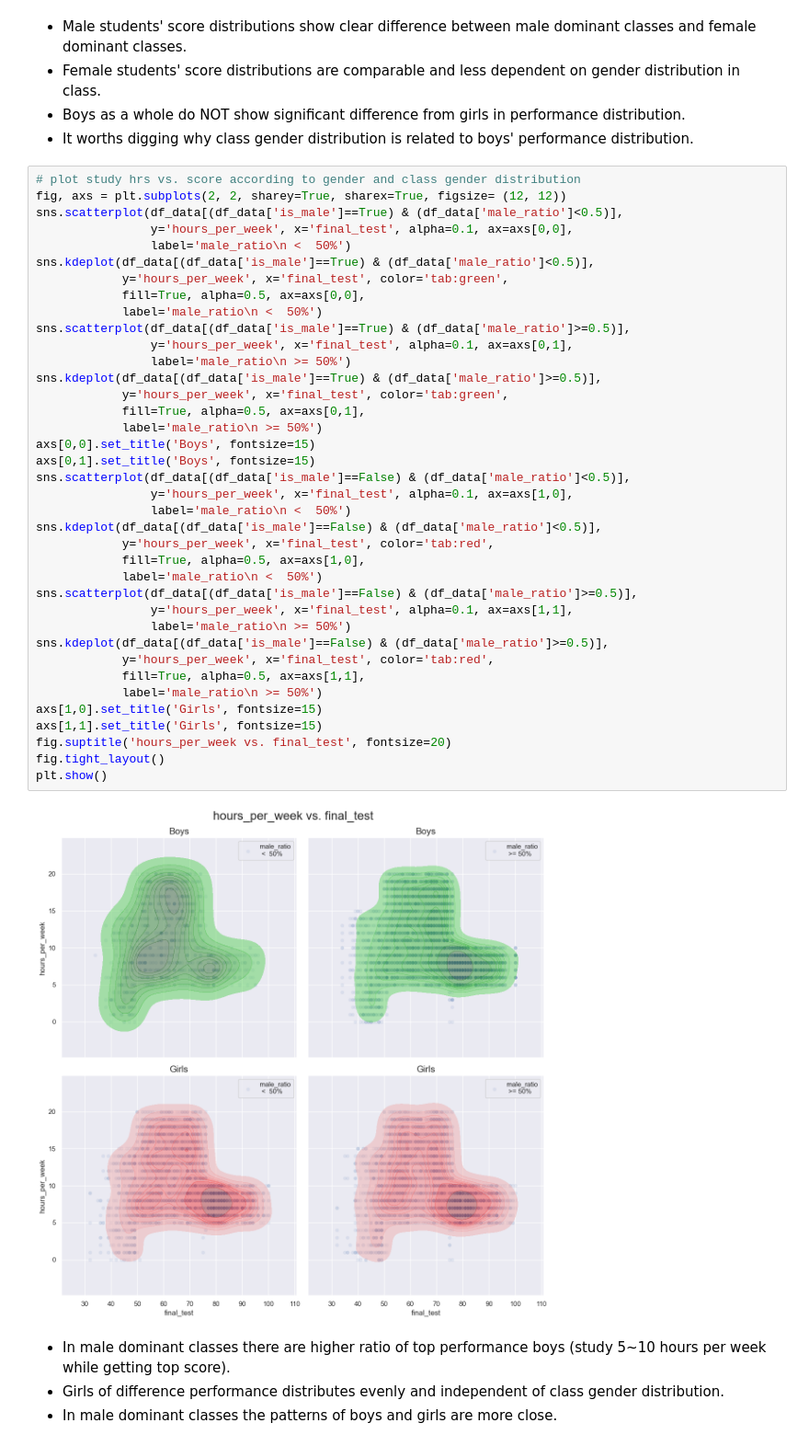
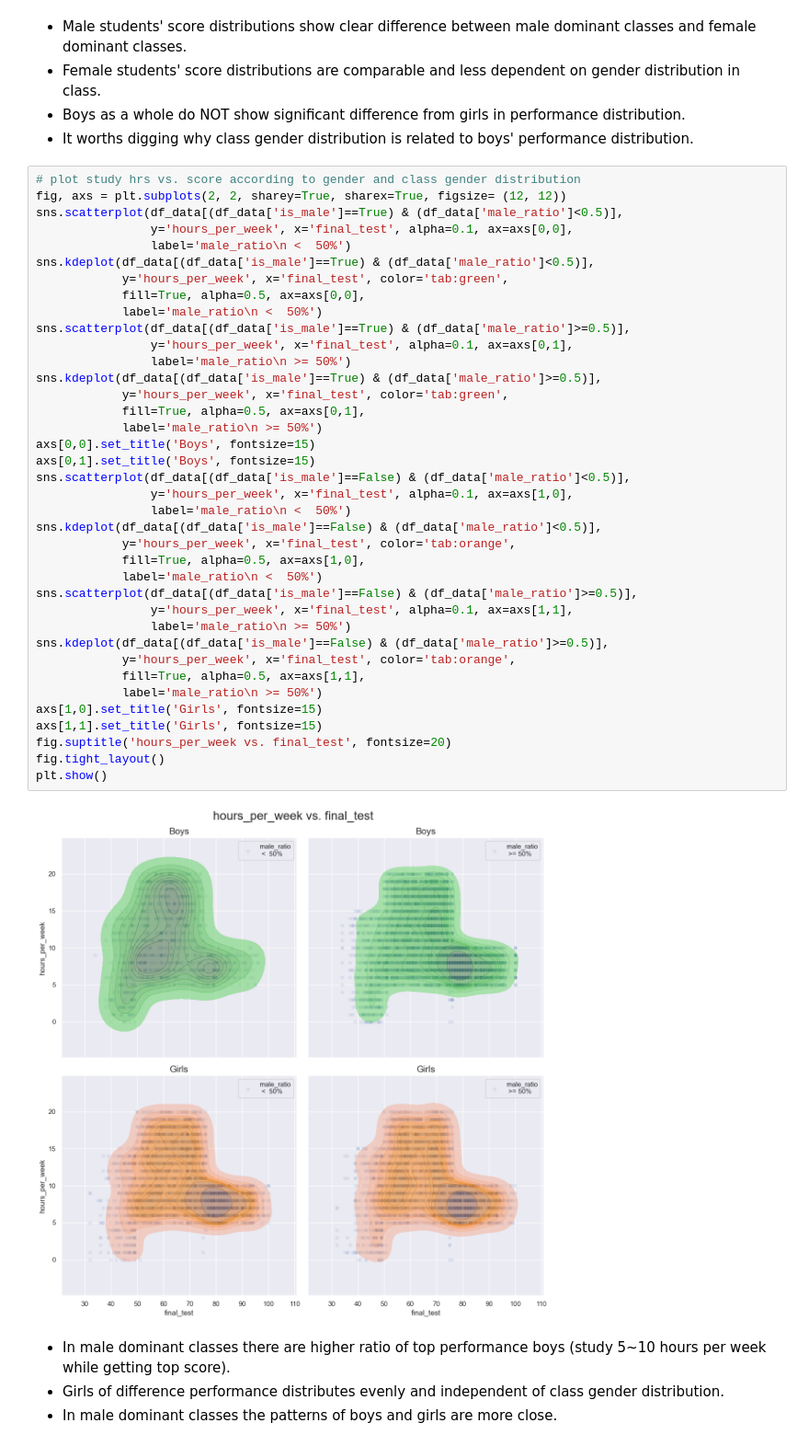
Before and after one commit to ustcer1984/Data-analytics-projects, a Jupyter notebook: p004 student score prediction/eda.ipynb, the cells around one changed output. Shown at 92% size. Cells and saved outputs as stored; diff of their text form.

```diff
--- a/p004 student score prediction/eda.ipynb
+++ b/p004 student score prediction/eda.ipynb
@@ -888,36 +888,36 @@ sns.kdeplot(df_data[(df_data['is_male']==True) & (df_data['male_ratio']<0.5)],
             y='hours_per_week', x='final_test', color='tab:green',
             fill=True, alpha=0.5, ax=axs[0,0],
             label='male_ratio\n <  50%')
 sns.scatterplot(df_data[(df_data['is_male']==True) & (df_data['male_ratio']>=0.5)],
                 y='hours_per_week', x='final_test', alpha=0.1, ax=axs[0,1],
                 label='male_ratio\n >= 50%')
 sns.kdeplot(df_data[(df_data['is_male']==True) & (df_data['male_ratio']>=0.5)],
             y='hours_per_week', x='final_test', color='tab:green',
             fill=True, alpha=0.5, ax=axs[0,1],
             label='male_ratio\n >= 50%')
 axs[0,0].set_title('Boys', fontsize=15)
 axs[0,1].set_title('Boys', fontsize=15)
 sns.scatterplot(df_data[(df_data['is_male']==False) & (df_data['male_ratio']<0.5)],
                 y='hours_per_week', x='final_test', alpha=0.1, ax=axs[1,0],
                 label='male_ratio\n <  50%')
 sns.kdeplot(df_data[(df_data['is_male']==False) & (df_data['male_ratio']<0.5)],
-            y='hours_per_week', x='final_test', color='tab:red',
+            y='hours_per_week', x='final_test', color='tab:orange',
             fill=True, alpha=0.5, ax=axs[1,0],
             label='male_ratio\n <  50%')
 sns.scatterplot(df_data[(df_data['is_male']==False) & (df_data['male_ratio']>=0.5)],
                 y='hours_per_week', x='final_test', alpha=0.1, ax=axs[1,1],
                 label='male_ratio\n >= 50%')
 sns.kdeplot(df_data[(df_data['is_male']==False) & (df_data['male_ratio']>=0.5)],
-            y='hours_per_week', x='final_test', color='tab:red',
+            y='hours_per_week', x='final_test', color='tab:orange',
             fill=True, alpha=0.5, ax=axs[1,1],
             label='male_ratio\n >= 50%')
 axs[1,0].set_title('Girls', fontsize=15)
 axs[1,1].set_title('Girls', fontsize=15)
 fig.suptitle('hours_per_week vs. final_test', fontsize=20)
 fig.tight_layout()
 plt.show()
 # %% [output]
-[figure, old version]
+[figure, new version]
 # %% [markdown]
 - In male dominant classes there are higher ratio of top performance boys (study 5~10 hours per week while getting top score).
 - Girls of difference performance distributes evenly and independent of class gender distribution.
```
Also changed, not shown: parts of 5 cells of this notebook.
